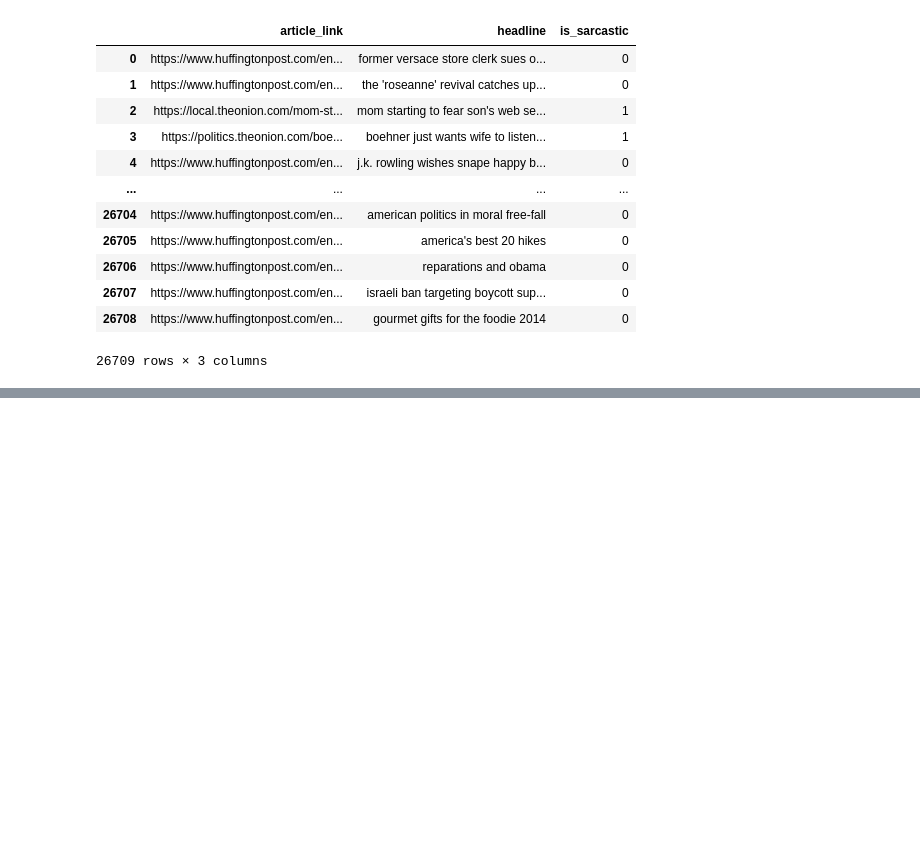
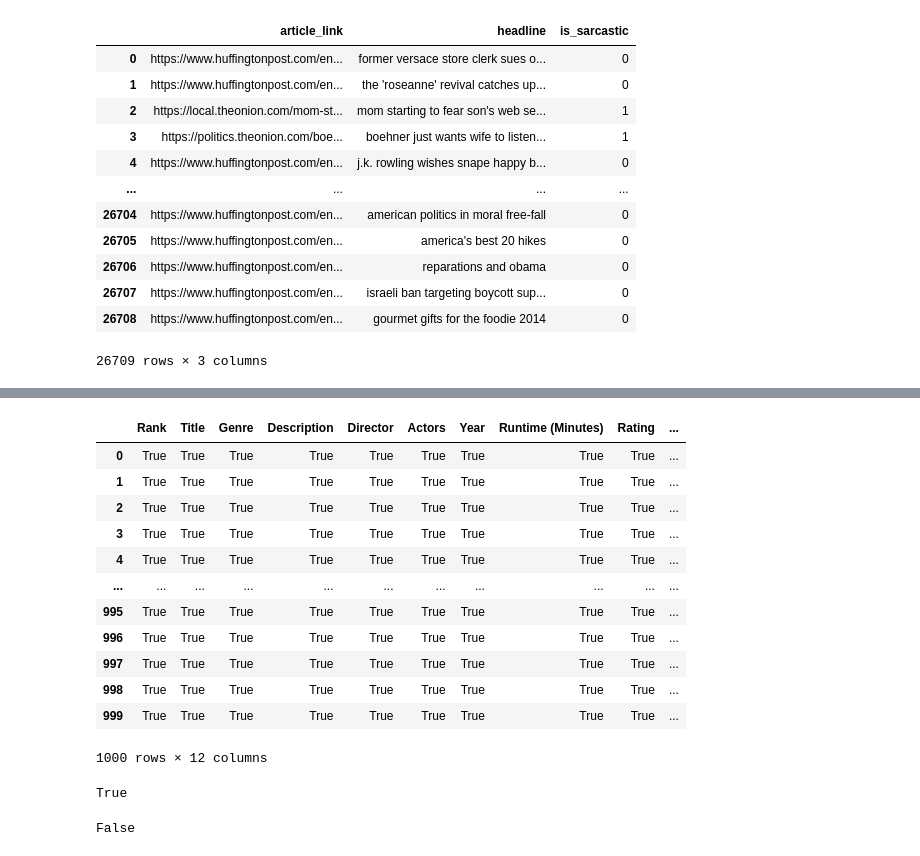
Before and after one commit to NekoSilverFox/Data-Mining, a Jupyter notebook: 003 - Pandas/Pandas.ipynb, the cells around one changed output, grey strips where cells are left out. Saved outputs shown, nothing was run; the diff lists cells and outputs as text; code cells hidden in the pictures; blank space fills up the shorter version.

```diff
--- a/003 - Pandas/Pandas.ipynb
+++ b/003 - Pandas/Pandas.ipynb
@@ -1071,0 +1145,17 @@ json_read.head(10).to_json('./data/test/test.json', orient='records', lines=True
+# %%
+# 2. 判断缺失值是否存在（法二）
+pd.notna(data)  # 在不是 NaN | None 的地方标记为 True
+# %% [output]
+|  | Rank | Title | Genre | Description | Director | Actors | Year | Runtime (Minutes) | Rating | ... |
+| 0 | True | True | True | True | True | True | True | True | True | ... |
+| 1 | True | True | True | True | True | True | True | True | True | ... |
+| 2 | True | True | True | True | True | True | True | True | True | ... |
+| 3 | True | True | True | True | True | True | True | True | True | ... |
+| 4 | True | True | True | True | True | True | True | True | True | ... |
+| ... | ... | ... | ... | ... | ... | ... | ... | ... | ... | ... |
+| 995 | True | True | True | True | True | True | True | True | True | ... |
+| 996 | True | True | True | True | True | True | True | True | True | ... |
+| 997 | True | True | True | True | True | True | True | True | True | ... |
+| 998 | True | True | True | True | True | True | True | True | True | ... |
+| 999 | True | True | True | True | True | True | True | True | True | ... |
+1000 rows × 12 columns
@@ -1071,0 +1164,8 @@ json_read.head(10).to_json('./data/test/test.json', orient='records', lines=True
+# %%
+np.any(pd.isna(data))  # 借助 numpy 的 any 函数进行判断
+# %% [output]
+True
+# %%
+np.all(pd.notna(data))
+# %% [output]
+False
```
Also changed, not shown: parts of 9 cells of this notebook, 2 other files.
